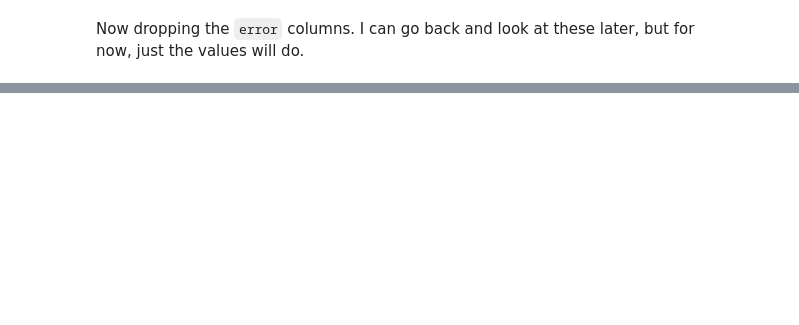
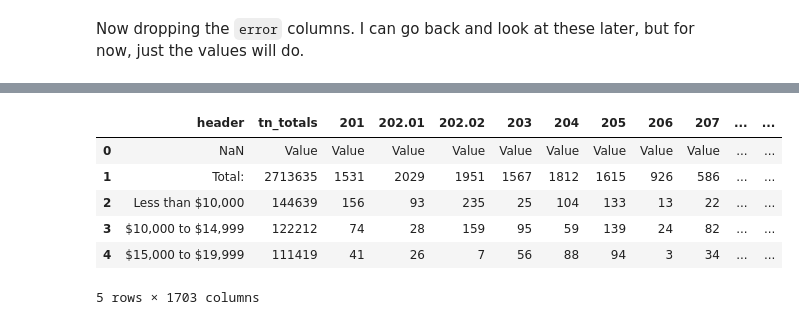
Before and after one commit to marthahunter/food-access, a Jupyter notebook: notebooks/food_access.ipynb, the cells around one changed output, grey strips where cells are left out. Drawn from its saved outputs; the diff is of its cells as text; code cells hidden in the pictures; blank space fills up the shorter version.

```diff
--- a/notebooks/food_access.ipynb
+++ b/notebooks/food_access.ipynb
@@ -202,3 +224,13 @@ census_income_df_cleaner.head()
+# %%
+census_income_df_clean.head()
+# %% [output]
+|  | header | tn_totals | 201 | 202.01 | 202.02 | 203 | 204 | 205 | 206 | 207 | ... | ... |
+| 0 | NaN | Value | Value | Value | Value | Value | Value | Value | Value | Value | ... | ... |
+| 1 | Total: | 2713635 | 1531 | 2029 | 1951 | 1567 | 1812 | 1615 | 926 | 586 | ... | ... |
+| 2 | Less than $10,000 | 144639 | 156 | 93 | 235 | 25 | 104 | 133 | 13 | 22 | ... | ... |
+| 3 | $10,000 to $14,999 | 122212 | 74 | 28 | 159 | 95 | 59 | 139 | 24 | 82 | ... | ... |
+| 4 | $15,000 to $19,999 | 111419 | 41 | 26 | 7 | 56 | 88 | 94 | 3 | 34 | ... | ... |
+5 rows × 1703 columns
 # %%
 # # https://pandas.pydata.org/docs/reference/api/pandas.DataFrame.transpose.html
 # # https://stackoverflow.com/questions/38148877/how-to-remove-the-extra-row-or-column-after-transpose-in-pandas
```
Also changed, not shown: parts of 9 cells of this notebook.
